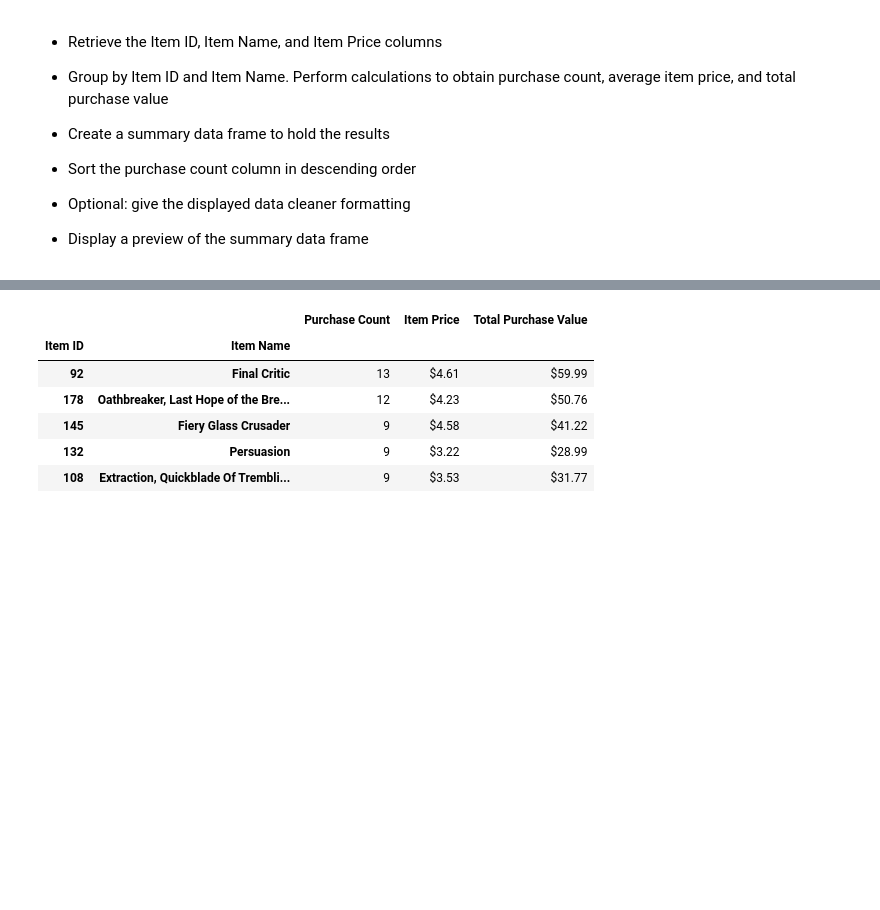
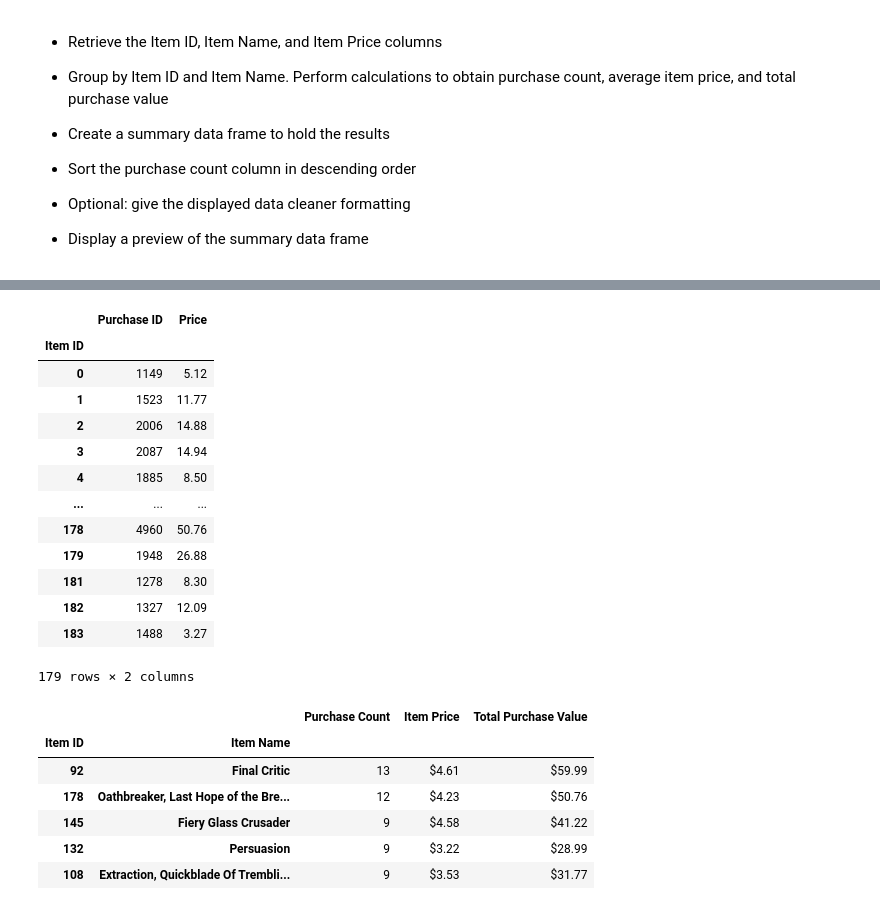
Before and after one commit to blee57/pandas-challenge, a Jupyter notebook: HeroesOfPymoli/HeroesOfPymoli_starter-Copy1.ipynb, the cells around one changed output, grey strips where cells are left out. Drawn from its saved outputs; the diff is of its cells as text; code cells hidden in the pictures; blank space fills up the shorter version.

```diff
--- a/HeroesOfPymoli/HeroesOfPymoli_starter-Copy1.ipynb
+++ b/HeroesOfPymoli/HeroesOfPymoli_starter-Copy1.ipynb
@@ -407,3 +476,20 @@ merged_spender_df_sorted.head()
+# %%
+topitem_df_sum
+# %% [output]
+|  | Purchase ID | Price |
+| Item ID |  |  |
+| 0 | 1149 | 5.12 |
+| 1 | 1523 | 11.77 |
+| 2 | 2006 | 14.88 |
+| 3 | 2087 | 14.94 |
+| 4 | 1885 | 8.50 |
+| ... | ... | ... |
+| 178 | 4960 | 50.76 |
+| 179 | 1948 | 26.88 |
+| 181 | 1278 | 8.30 |
+| 182 | 1327 | 12.09 |
+| 183 | 1488 | 3.27 |
+179 rows × 2 columns
 # %%
 # %% [output]
 |  |  | Purchase Count | Item Price | Total Purchase Value |
```
Also changed, not shown: parts of 5 cells of this notebook.
